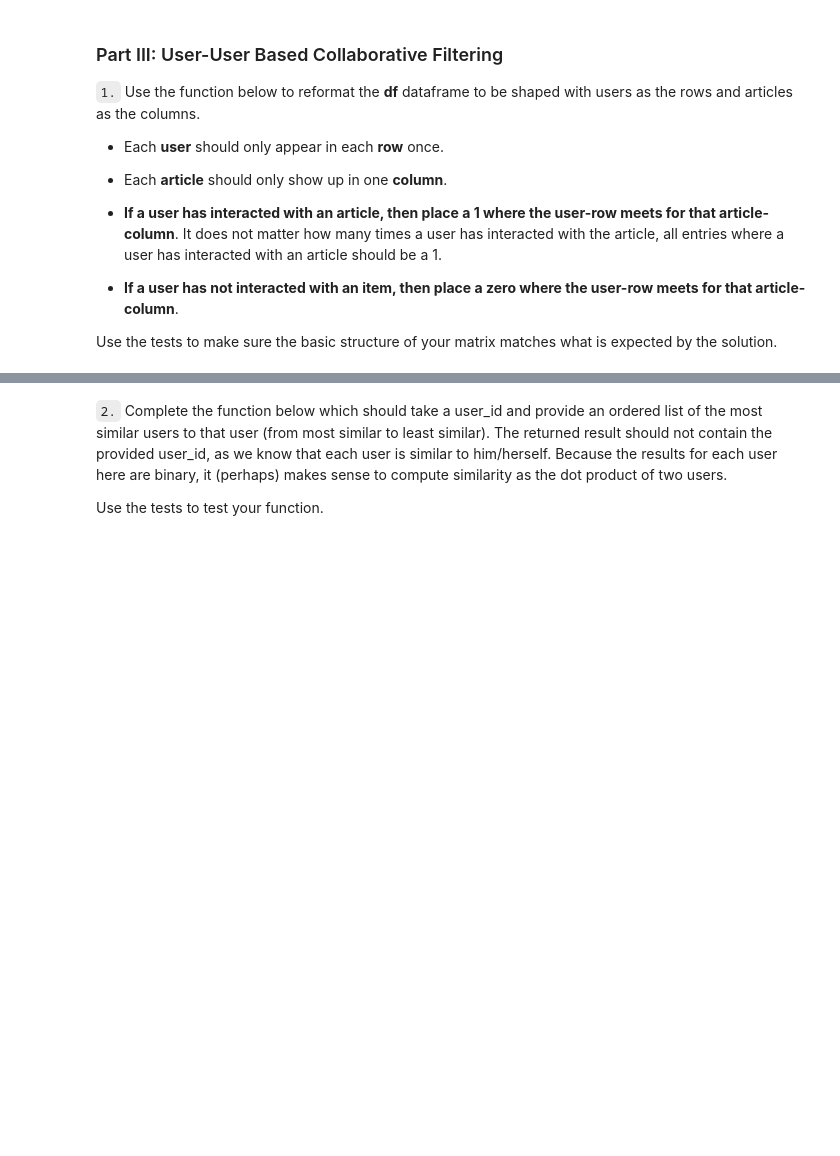
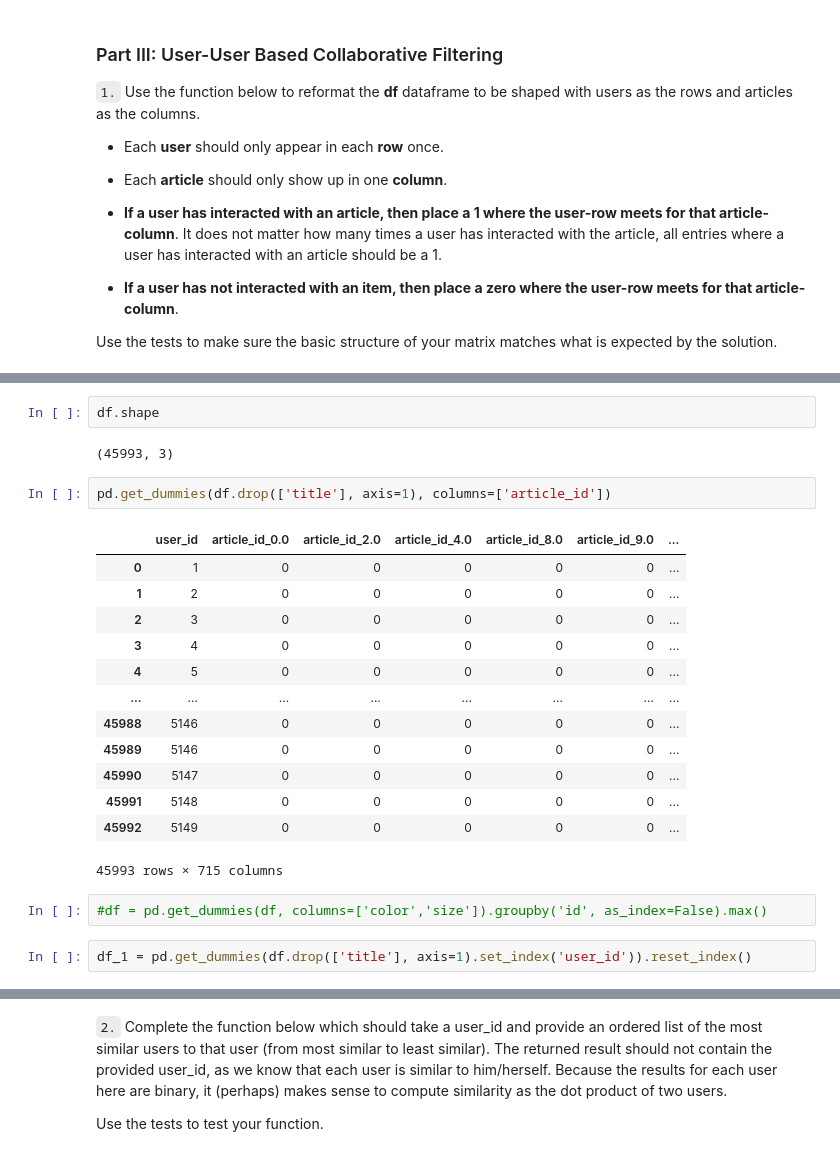
Before and after one commit to EvelynLinn/Data-Science-Portfolio, a Jupyter notebook: Project-3-RecommendationEngines/Recommendations with IBM/Recommendations_with_IBM.ipynb, the cells around one changed output, grey strips where cells are left out. Cells and saved outputs as stored; diff of their text form; blank space fills up the shorter version.

```diff
--- a/Project-3-RecommendationEngines/Recommendations with IBM/Recommendations_with_IBM.ipynb
+++ b/Project-3-RecommendationEngines/Recommendations with IBM/Recommendations_with_IBM.ipynb
@@ -359,0 +369,24 @@ Use the tests to make sure the basic structure of your matrix matches what is ex
+# %%
+df.shape
+# %% [output]
+(45993, 3)
+# %%
+pd.get_dummies(df.drop(['title'], axis=1), columns=['article_id'])
+# %% [output]
+|  | user_id | article_id_0.0 | article_id_2.0 | article_id_4.0 | article_id_8.0 | article_id_9.0 | ... |
+| 0 | 1 | 0 | 0 | 0 | 0 | 0 | ... |
+| 1 | 2 | 0 | 0 | 0 | 0 | 0 | ... |
+| 2 | 3 | 0 | 0 | 0 | 0 | 0 | ... |
+| 3 | 4 | 0 | 0 | 0 | 0 | 0 | ... |
+| 4 | 5 | 0 | 0 | 0 | 0 | 0 | ... |
+| ... | ... | ... | ... | ... | ... | ... | ... |
+| 45988 | 5146 | 0 | 0 | 0 | 0 | 0 | ... |
+| 45989 | 5146 | 0 | 0 | 0 | 0 | 0 | ... |
+| 45990 | 5147 | 0 | 0 | 0 | 0 | 0 | ... |
+| 45991 | 5148 | 0 | 0 | 0 | 0 | 0 | ... |
+| 45992 | 5149 | 0 | 0 | 0 | 0 | 0 | ... |
+45993 rows × 715 columns
+# %%
+#df = pd.get_dummies(df, columns=['color','size']).groupby('id', as_index=False).max()
+# %%
+df_1 = pd.get_dummies(df.drop(['title'], axis=1).set_index('user_id')).reset_index()
```
Also changed, not shown: parts of 11 cells of this notebook.
